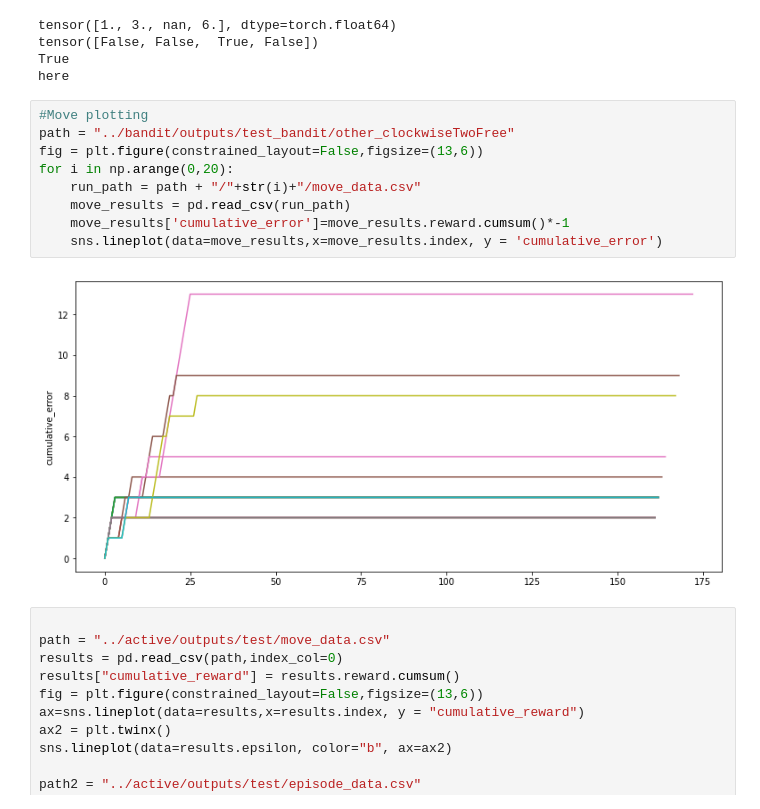
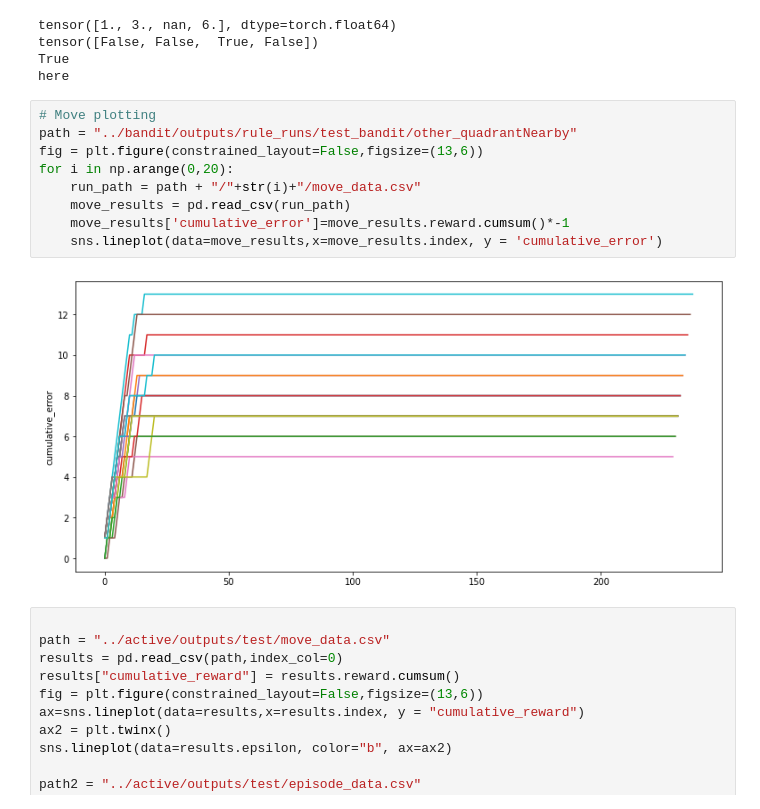
Before and after one commit to epulick/gohr, a Jupyter notebook: misc/eric_dev.ipynb, the cells around one changed output. Drawn from its saved outputs; the diff is of its cells as text.

```diff
--- a/misc/eric_dev.ipynb
+++ b/misc/eric_dev.ipynb
@@ -25,16 +25,16 @@ tensor([False, False,  True, False])
 True
 here
 # %%
-#Move plotting
-path = "../bandit/outputs/test_bandit/other_clockwiseTwoFree"
+# Move plotting
+path = "../bandit/outputs/rule_runs/test_bandit/other_quadrantNearby"
 fig = plt.figure(constrained_layout=False,figsize=(13,6))
 for i in np.arange(0,20):
     run_path = path + "/"+str(i)+"/move_data.csv"
     move_results = pd.read_csv(run_path)
     move_results['cumulative_error']=move_results.reward.cumsum()*-1
     sns.lineplot(data=move_results,x=move_results.index, y = 'cumulative_error')
 # %% [output]
-[figure, old version]
+[figure, new version]
 # %%
 
 path = "../active/outputs/test/move_data.csv"
```
Also changed, not shown: 6 other files.
